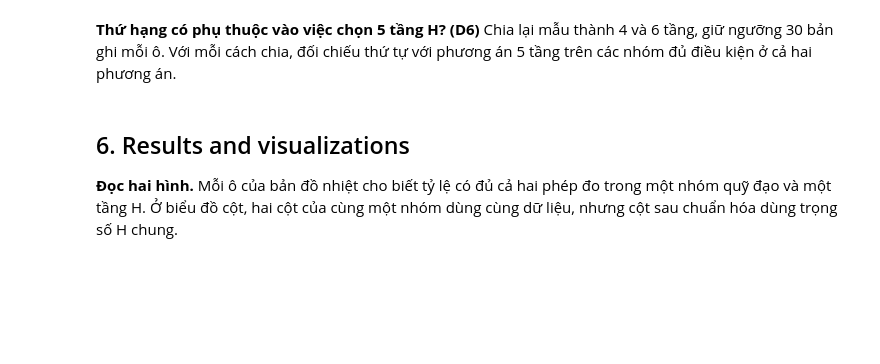
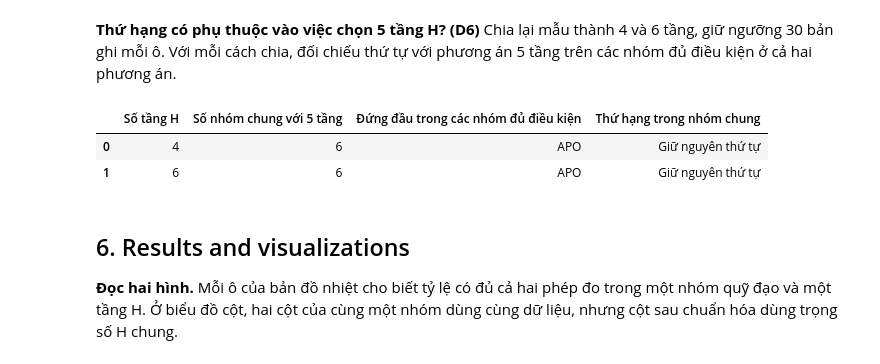
Before and after one commit to hohuunghiem/Programming-for-Data-Science, a Jupyter notebook: notebooks/02_analysis.ipynb, the cells around one changed output. Cells and saved outputs as stored; diff of their text form; code cells hidden in the pictures; blank space fills up the shorter version.

Commit message:
Update Q3 analysis and robustness checks

```diff
--- a/notebooks/02_analysis.ipynb
+++ b/notebooks/02_analysis.ipynb
@@ -513,17 +533,33 @@ print(f"Đủ điều kiện xếp hạng: {len(q3_result)}/{len(q3_counts)} nh
 # %%
 q3_checks = []
 for k in (4, 6):
     bins = pd.qcut(q3["H"], k, labels=False, duplicates="drop")
     groups = q3.groupby([q3["class"], bins], observed=True)["complete"]
     counts = groups.size().unstack(fill_value=0)
     rates = groups.mean().unstack()
     weights = bins.value_counts(normalize=True)
     adjusted = rates.loc[counts.ge(30).all(axis=1)].mul(weights, axis=1).sum(axis=1)
     common = adjusted.index.intersection(q3_result.index)
     baseline = q3_result.loc[common, "Sau chuẩn hóa"]
-    same = adjusted.loc[common].rank().equals(baseline.rank())
-    q3_checks.append([k, len(common), same if len(common) >= 2 else pd.NA])
-display(pd.DataFrame(q3_checks, columns=["Số tầng H", "Số nhóm chung", "Giữ thứ tự như 5 tầng"]))
+    ranks = adjusted.loc[common].rank(ascending=False, method="min")
+    base_ranks = baseline.rank(ascending=False, method="min")
+    changed = ranks.index[ranks.ne(base_ranks)].tolist()
+    if len(common) < 2:
+        comparison = "Chưa đủ nhóm chung để so sánh"
+    elif changed:
+        comparison = "Đổi hạng: " + ", ".join(changed)
+    else:
+        comparison = "Giữ nguyên thứ tự"
+    leaders = ", ".join(adjusted.index[adjusted.eq(adjusted.max())]) or "Không có"
+    q3_checks.append([k, len(common), leaders, comparison])
+display(pd.DataFrame(q3_checks, columns=[
+    "Số tầng H", "Số nhóm chung với 5 tầng",
+    "Đứng đầu trong các nhóm đủ điều kiện", "Thứ hạng trong nhóm chung"
+]))
+# %% [output]
+|  | Số tầng H | Số nhóm chung với 5 tầng | Đứng đầu trong các nhóm đủ điều kiện | Thứ hạng trong nhóm chung |
+| 0 | 4 | 6 | APO | Giữ nguyên thứ tự |
+| 1 | 6 | 6 | APO | Giữ nguyên thứ tự |
 # %% [markdown]
 ## 6. Results and visualizations
 
```
Also changed, not shown: parts of 5 cells of this notebook.
